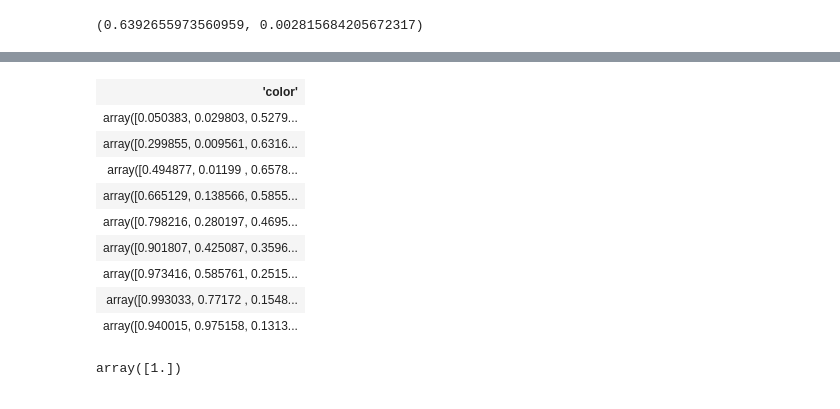
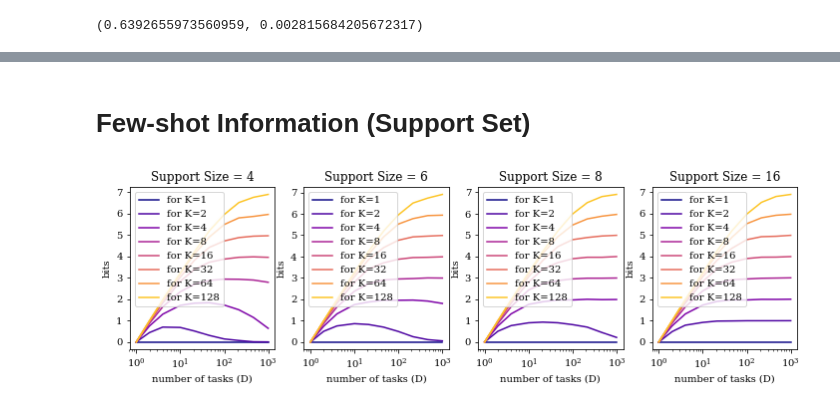
Before and after one commit to 123675/taskinfo, a Jupyter notebook: random-doi.ipynb, the cells around one changed output, grey strips where cells are left out. Drawn from its saved outputs; the diff is of its cells as text; code cells hidden in the pictures.

```diff
--- a/random-doi.ipynb
+++ b/random-doi.ipynb
@@ -127,17 +135,47 @@ plt.savefig('randomdoi_vs_kd.pdf', bbox_inches='tight')
-# %%
-matplotlib.rcParams['axes.prop_cycle']
-# %% [output]
-| 'color' |
-| array([0.050383, 0.029803, 0.5279... |
-| array([0.299855, 0.009561, 0.6316... |
-| array([0.494877, 0.01199 , 0.6578... |
-| array([0.665129, 0.138566, 0.5855... |
-| array([0.798216, 0.280197, 0.4695... |
-| array([0.901807, 0.425087, 0.3596... |
-| array([0.973416, 0.585761, 0.2515... |
-| array([0.993033, 0.77172 , 0.1548... |
-| array([0.940015, 0.975158, 0.1313... |
-# %%
-np.asarray([1./K])
-# %% [output]
-array([1.])
+# %% [markdown]
+# Few-shot Information (Support Set)
+# %%
+# Pointwise Few-shot information
+
+plt.figure(figsize=(12,3))
+
+support_sizes = [4, 6, 8, 16]
+for i, n in enumerate(support_sizes):
+
+    ax = plt.subplot(1, len(support_sizes), i+1)
+    # pairwise
+    for K in Ks:
+        unary_fewshot_info = []
+        for D in Ds:
+
+            bernoullis = np.random.uniform(size=(D-1, n_samples)) < 1. / K
+            p_y_x = 1. / D * (1 + np.sum(bernoullis, axis=0))
+            h_y_x, std = stats(-np.log(p_y_x) / np.log(2))
+            unary_labelnoise.append(mean)
+
+
+            w = (np.random.uniform(size=(D, n_samples)) < (1. / K)**n).astype(float)
+            u = (np.random.uniform(size=(D, n_samples)) < 1. / K).astype(float)
+            # assume dimension of interest is last one
+            w[-1] = 1
+            u[-1] = 1
+            p_y_xD = (w*u).sum(0) / w.sum(0)
+            h_y_xD, std = stats(-np.log(p_y_xD) / np.log(2))
+
+            info = h_y_x - h_y_xD
+
+            unary_fewshot_info.append(info)
+
+        color = next(ax._get_lines.prop_cycler)['color']
+        plt.semilogx(Ds, unary_fewshot_info, label='for K={}'.format(K), color=color)
+        # plot upper bound
+        #U = binary_entropy(np.asarray([1./K]))[0]
+        #upper = np.ones_like(Ds) * U
+        #plt.semilogx(Ds, upper, linestyle='--', color=color, alpha=0.5)
+
+    plt.legend()
+    plt.xlabel('number of tasks (D)')
+    plt.ylabel('bits')
+    plt.title('Support Size = {}'.format(n))
+# %% [output]
+[figure, added]
```
Also changed, not shown: parts of 6 cells of this notebook, 2 other files.
